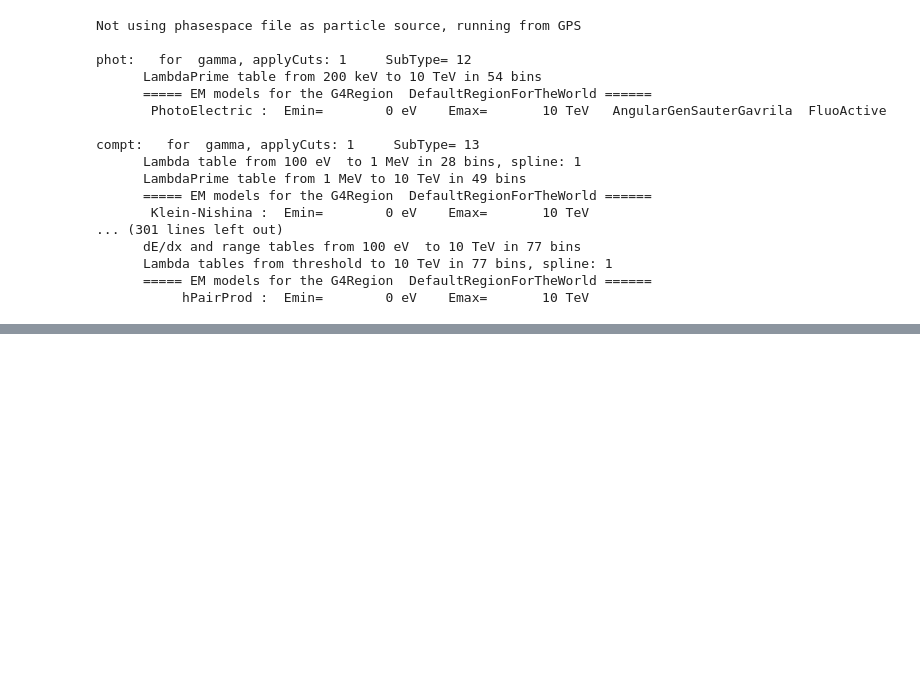
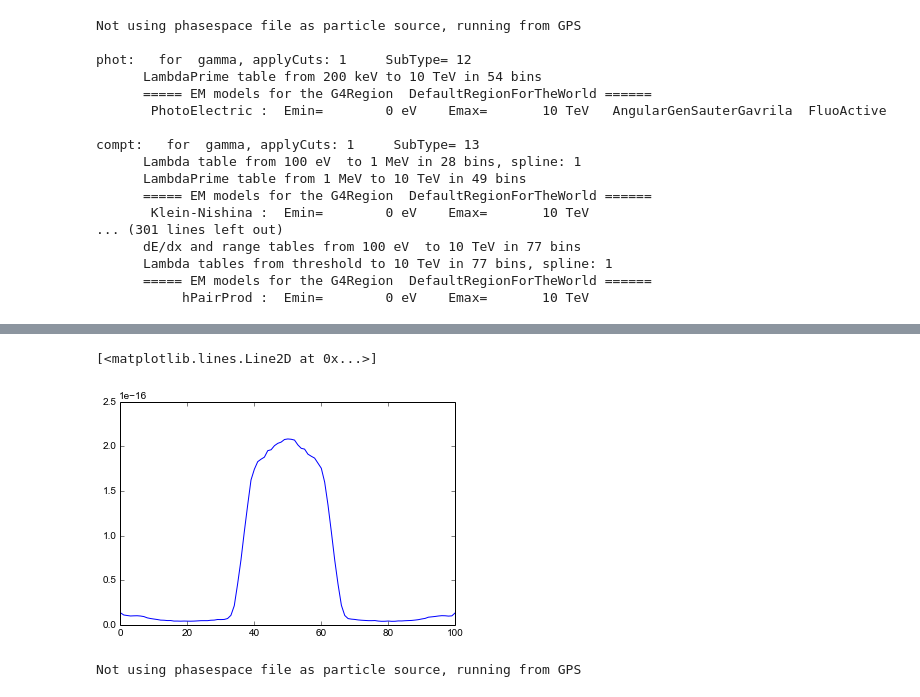
Before and after one commit to christopherpoole/linac, a Jupyter notebook: main.ipynb, the cells around one changed output, grey strips where cells are left out. Drawn from its saved outputs; the diff is of its cells as text; code cells hidden in the pictures; blank space fills up the shorter version.

```diff
--- a/main.ipynb
+++ b/main.ipynb
@@ -57,0 +80,11 @@ compt:   for  gamma, applyCuts: 1     SubType= 13
+# %%
+plot(sum(sum(energy,axis=2),axis=1))
+# %% [output]
+[<matplotlib.lines.Line2D at 0x...>]
+[figure, added]
+# %%
+sim.beam_on(int(1e6))
+sim.save_histograms(data_directory, run_name, runid)
+energy = load("%s/energy_%s_%s_%s.npy" % (data_directory, sim_name, run_name, runid))
+# %% [output]
+Not using phasespace file as particle source, running from GPS
```
Also changed, not shown: parts of 9 cells of this notebook, 8 other files.
